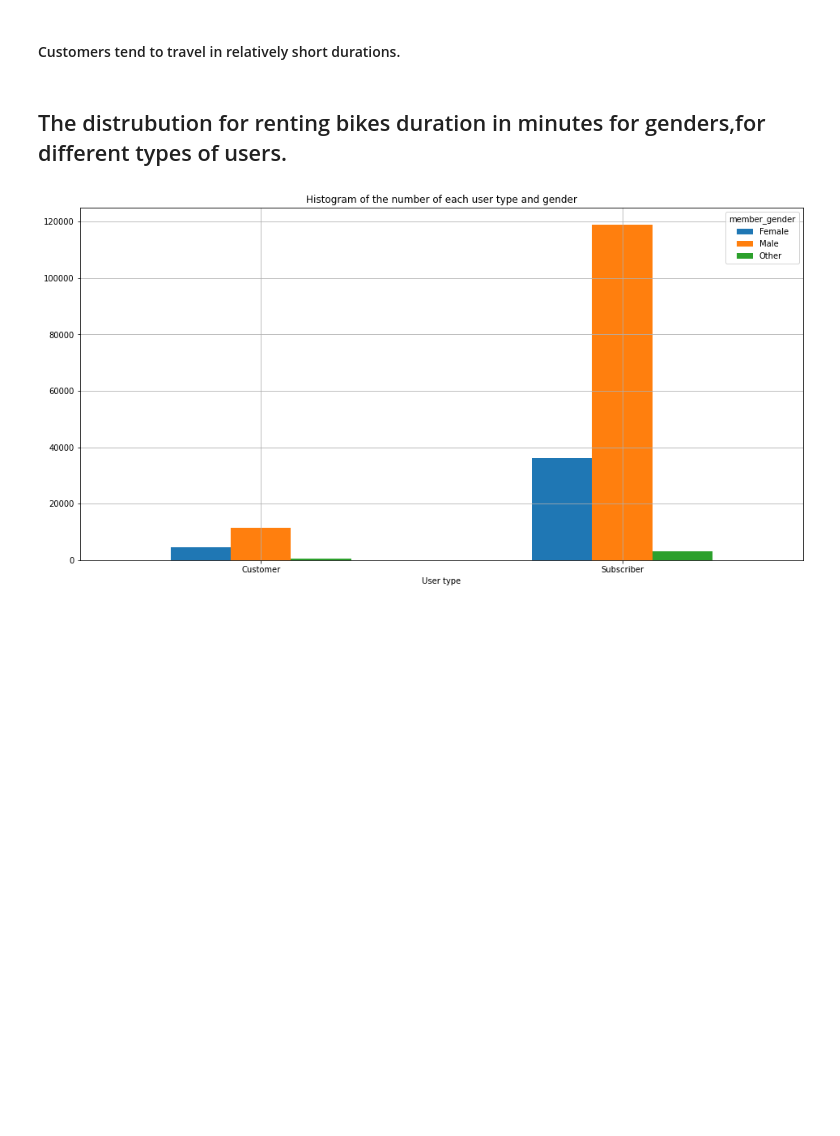
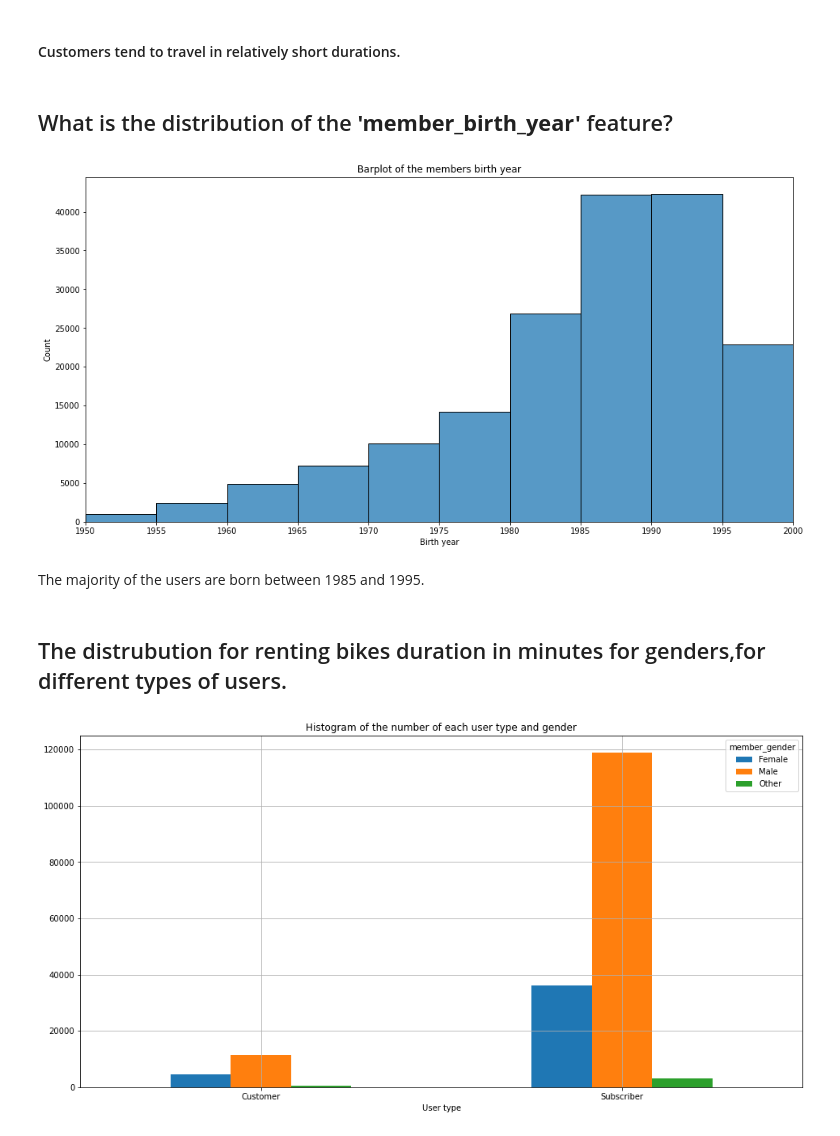
Before and after one commit to OmarAlaaeldein/Communicate-Data-Findings, a Jupyter notebook: slide_deck_template.ipynb, the cells around one changed output. Drawn from its saved outputs; the diff is of its cells as text; code cells hidden in the pictures; blank space fills up the shorter version.

```diff
--- a/slide_deck_template.ipynb
+++ b/slide_deck_template.ipynb
@@ -28,5 +29,18 @@ sb.histplot(data=df,x='duration_sec',bins=np.arange(0,3060,60));
 # %% [markdown]
 #### Customers tend to travel in relatively short durations.
+# %% [markdown]
+## What is the distribution of the **'member_birth_year'** feature?
+# %%
+plt.figure(figsize=(16,8));
+sb.histplot(data=df,x='member_birth_year',bins=np.arange(1950,2005,5))
+plt.xticks(np.arange(1950,2005,5))
+plt.xlabel('Birth year')
+plt.title('Barplot of the members birth year');
+plt.xlim((1950,2000));
+# %% [output]
+[figure, added]
+# %% [markdown]
+The majority of the users are born between 1985 and 1995.
 # %%
 df['start_time'] = pd.to_datetime(df['start_time'])
 df['end_time'] = pd.to_datetime(df['end_time'])
```
Also changed, not shown: parts of 10 cells of this notebook, 3 other files.
